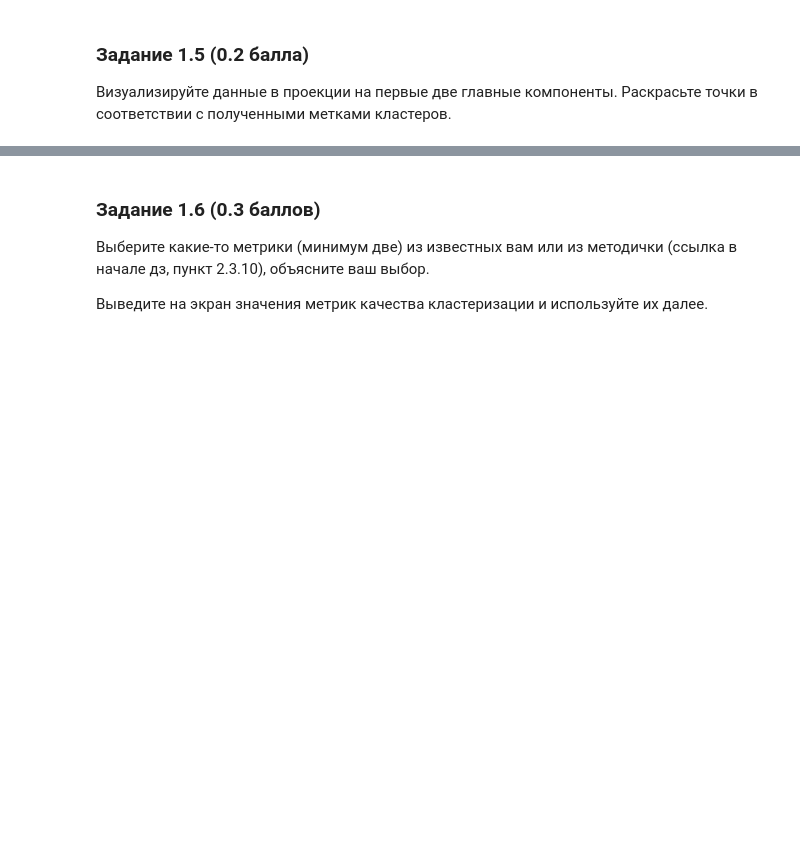
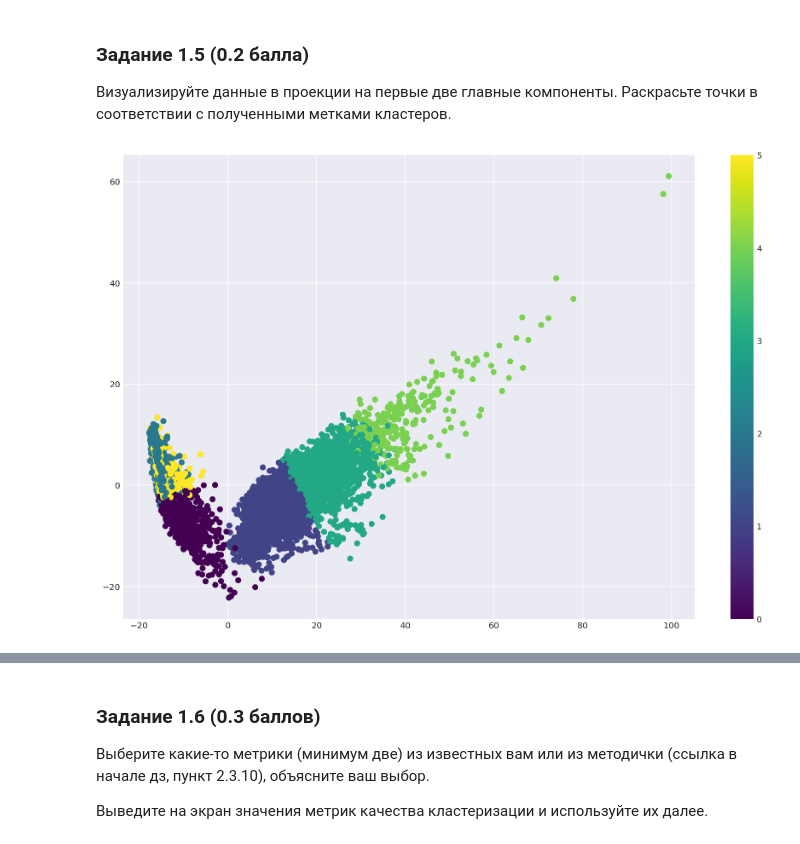
Before and after one commit to Kulikov17/MLDS_ML, a Jupyter notebook: HW4/clustering.ipynb, the cells around one changed output, grey strips where cells are left out. Drawn from its saved outputs; the diff is of its cells as text; code cells hidden in the pictures; blank space fills up the shorter version.

```diff
--- a/HW4/clustering.ipynb
+++ b/HW4/clustering.ipynb
@@ -141,0 +137,6 @@ NameError: ignored
+# %%
+plt.figure(figsize=(15,10))
+plt.scatter(X_pca[...,0], X_pca[...,1], c=kmeans_pred, cmap='viridis');
+plt.colorbar();
+# %% [output]
+[figure, added]
```
Also changed, not shown: parts of 38 cells of this notebook.
